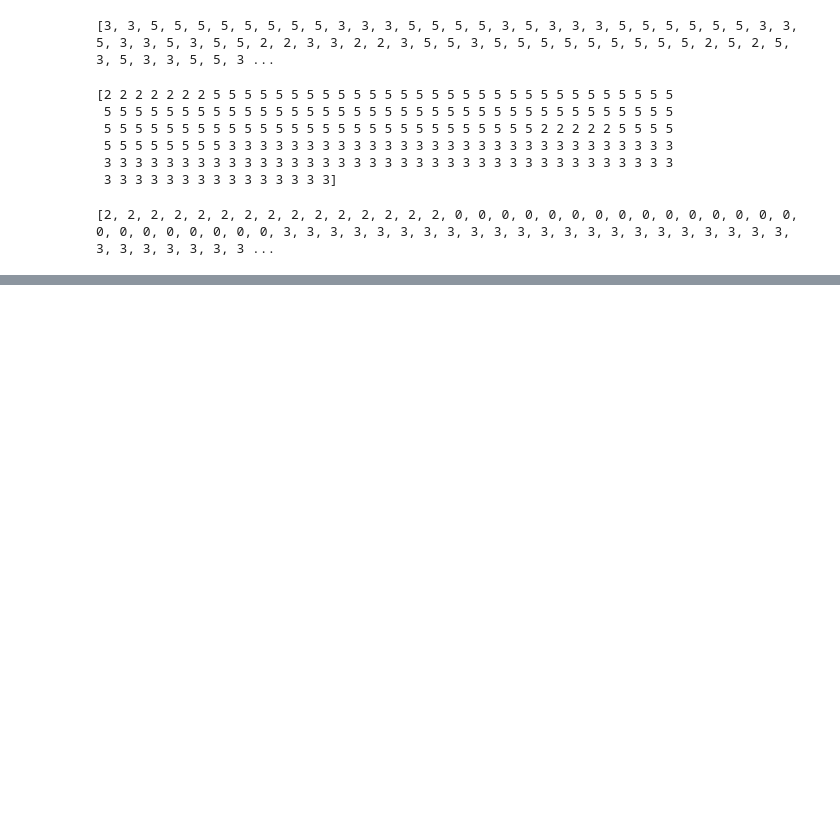
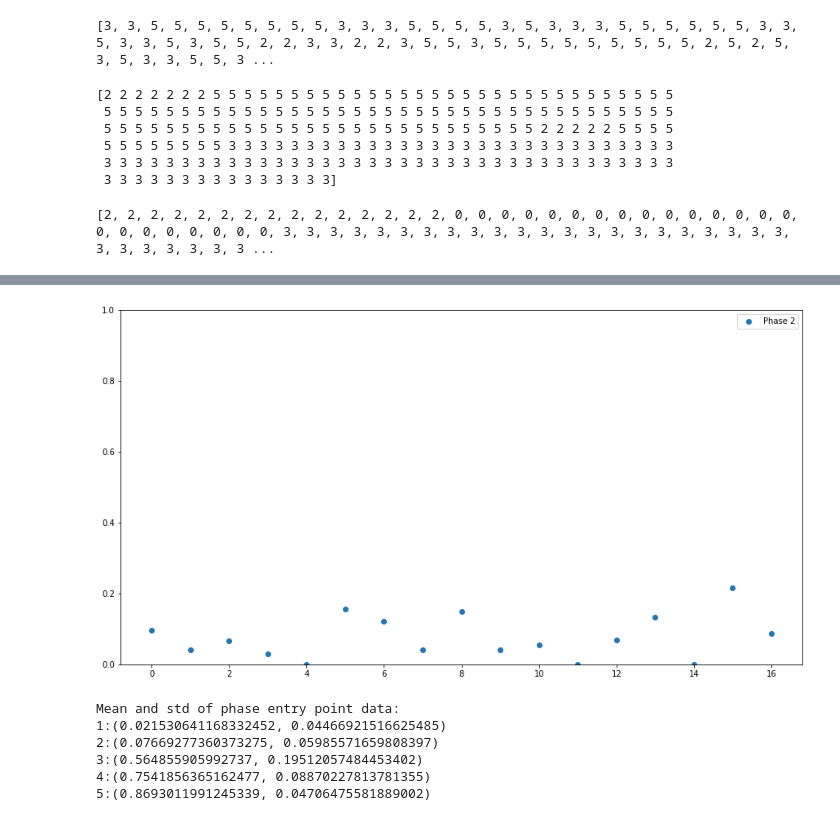
Before and after one commit to jennazhou/SurgicalWorkflowSegmentation, a Jupyter notebook: prior_distribution_playground.ipynb, the cells around one changed output, grey strips where cells are left out. Cells and saved outputs as stored; diff of their text form; code cells hidden in the pictures; blank space fills up the shorter version.

Commit message:
Added mean and std for percentage of entry point for each phase, modelled by a single gaussian distribution.

```diff
--- a/prior_distribution_playground.ipynb
+++ b/prior_distribution_playground.ipynb
@@ -1555,0 +1615,31 @@ print(true_label_list[i][300:500])
+# %%
+# Plot distribution of entry point for each phase
+i = 2
+##############
+num = len(phase_entry_perc_dict[i])
+figure(figsize=(15, 8))
+x = list(range(num))
+plt.scatter(x, phase_entry_perc_dict[i], label="Phase {}".format(i))
+plt.ylim([0, 1])
+plt.legend()
+plt.show()
+# %% [output]
+[figure, added]
+# %%
+# model each distribution using a single gaussian distribution
+entry_mean_std = {}
+for phase in phase_entry_perc_dict:
+    data = phase_entry_perc_dict[phase]
+    mu, std = norm.fit(data)
+    entry_mean_std[phase] = (mu, std)
+
+print("Mean and std of phase entry point data:")
+for phase in entry_mean_std:
+    print("{}:{}".format(phase, entry_mean_std[phase]))
+# %% [output]
+Mean and std of phase entry point data:
+1:(0.021530641168332452, 0.04466921516625485)
+2:(0.07669277360373275, 0.05985571659808397)
+3:(0.564855905992737, 0.19512057484453402)
+4:(0.7541856365162477, 0.08870227813781355)
+5:(0.8693011991245339, 0.04706475581889002)
```
Also changed, not shown: parts of 3 cells of this notebook.
